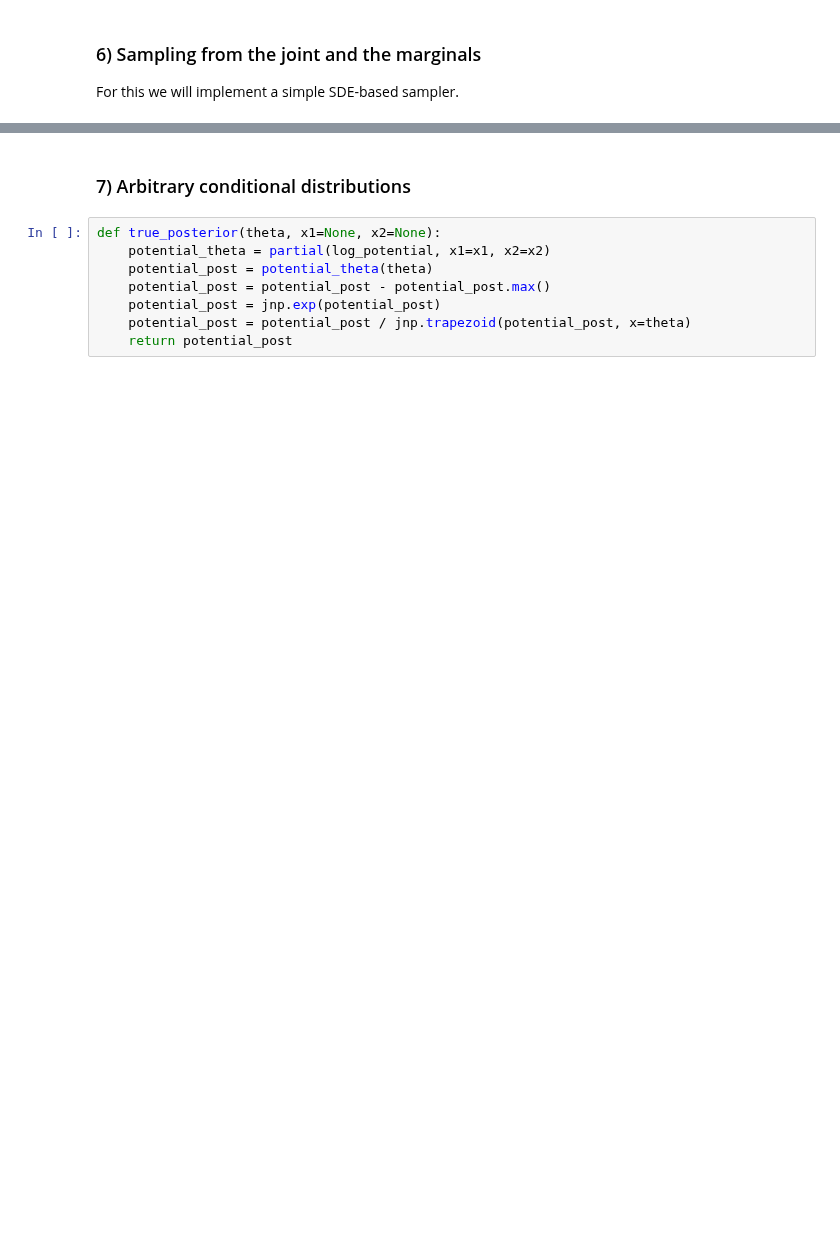
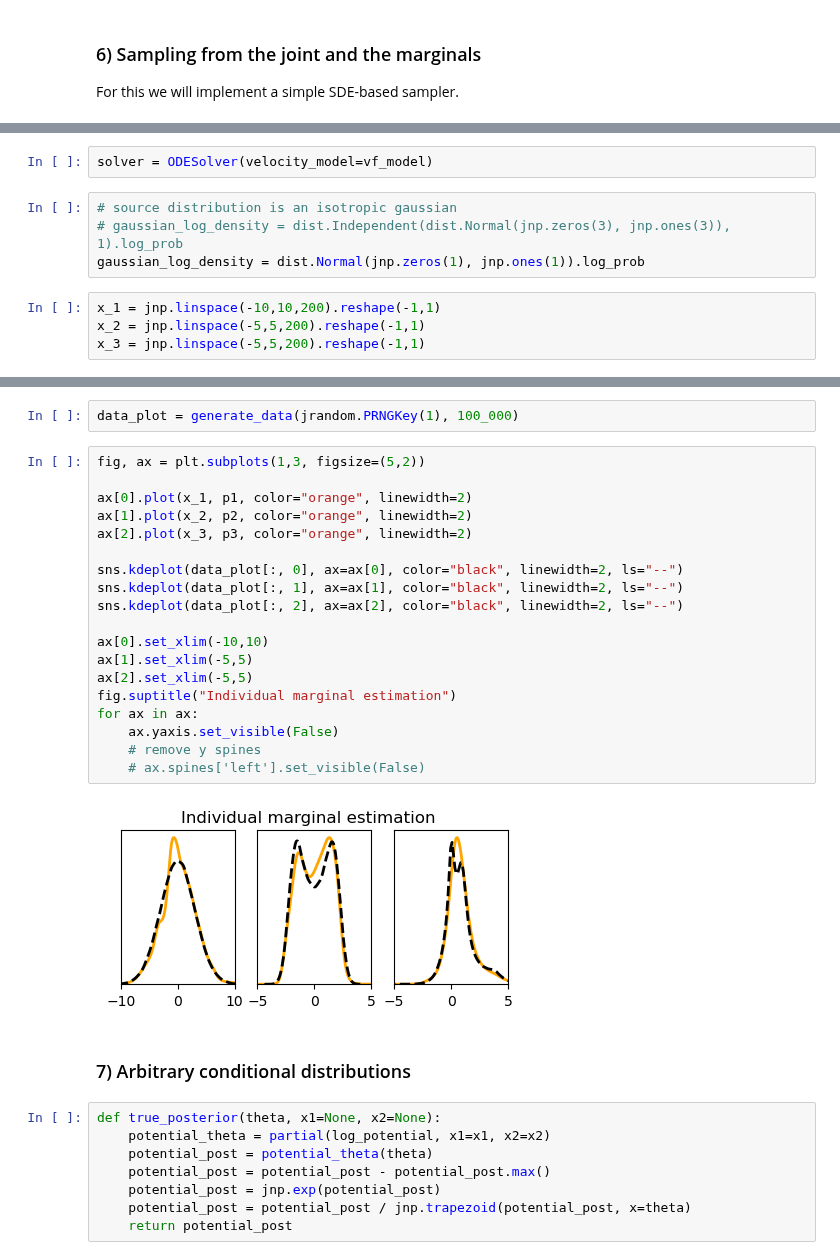
Before and after one commit to aurelio-amerio/gen-sbi, a Jupyter notebook: examples/sbi_example.ipynb, the cells around one changed output, grey strips where cells are left out. Drawn from its saved outputs; the diff is of its cells as text; blank space fills up the shorter version.

```diff
--- a/examples/sbi_example.ipynb
+++ b/examples/sbi_example.ipynb
@@ -363,0 +364,10 @@ for ax in ax:
+# %%
+solver = ODESolver(velocity_model=vf_model)
+# %%
+# source distribution is an isotropic gaussian
+# gaussian_log_density = dist.Independent(dist.Normal(jnp.zeros(3), jnp.ones(3)), 1).log_prob
+gaussian_log_density = dist.Normal(jnp.zeros(1), jnp.ones(1)).log_prob
+# %%
+x_1 = jnp.linspace(-10,10,200).reshape(-1,1)
+x_2 = jnp.linspace(-5,5,200).reshape(-1,1)
+x_3 = jnp.linspace(-5,5,200).reshape(-1,1)
@@ -364,3 +406,26 @@ for ax in ax:
+# %%
+data_plot = generate_data(jrandom.PRNGKey(1), 100_000)
+# %%
+fig, ax = plt.subplots(1,3, figsize=(5,2))
+
+ax[0].plot(x_1, p1, color="orange", linewidth=2)
+ax[1].plot(x_2, p2, color="orange", linewidth=2)
+ax[2].plot(x_3, p3, color="orange", linewidth=2)
+
+sns.kdeplot(data_plot[:, 0], ax=ax[0], color="black", linewidth=2, ls="--")
+sns.kdeplot(data_plot[:, 1], ax=ax[1], color="black", linewidth=2, ls="--")
+sns.kdeplot(data_plot[:, 2], ax=ax[2], color="black", linewidth=2, ls="--")
+
+ax[0].set_xlim(-10,10)
+ax[1].set_xlim(-5,5)
+ax[2].set_xlim(-5,5)
+fig.suptitle("Individual marginal estimation")
+for ax in ax:
+    ax.yaxis.set_visible(False)
+    # remove y spines
+    # ax.spines['left'].set_visible(False)
+# %% [output]
+[figure, added]
 # %% [markdown]
 ### 7) Arbitrary conditional distributions
 # %%
```
Also changed, not shown: parts of 21 cells of this notebook, 4 other files.
